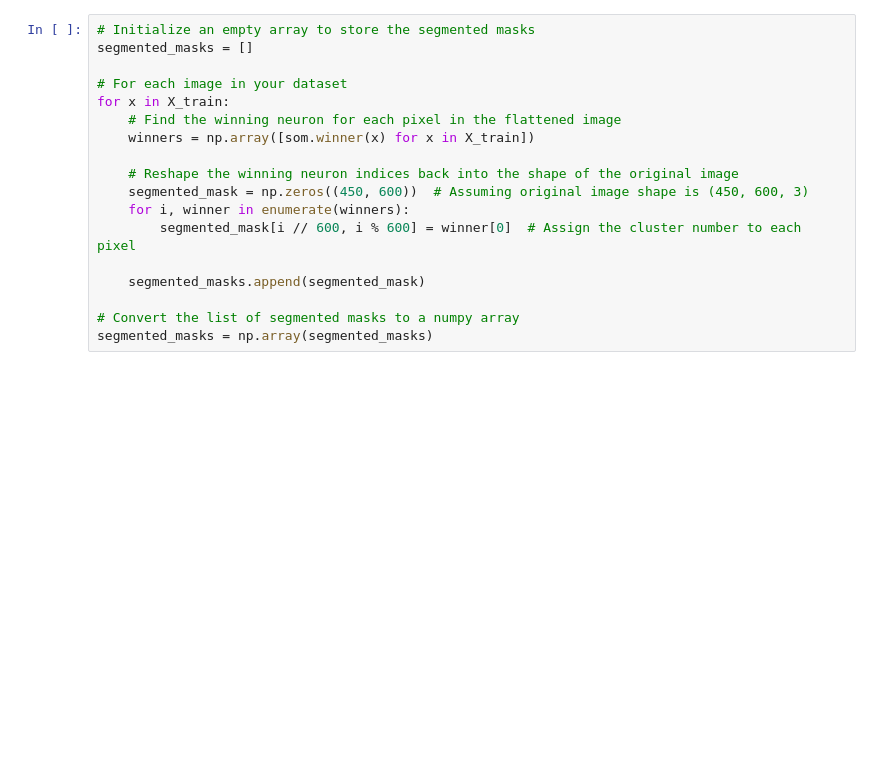
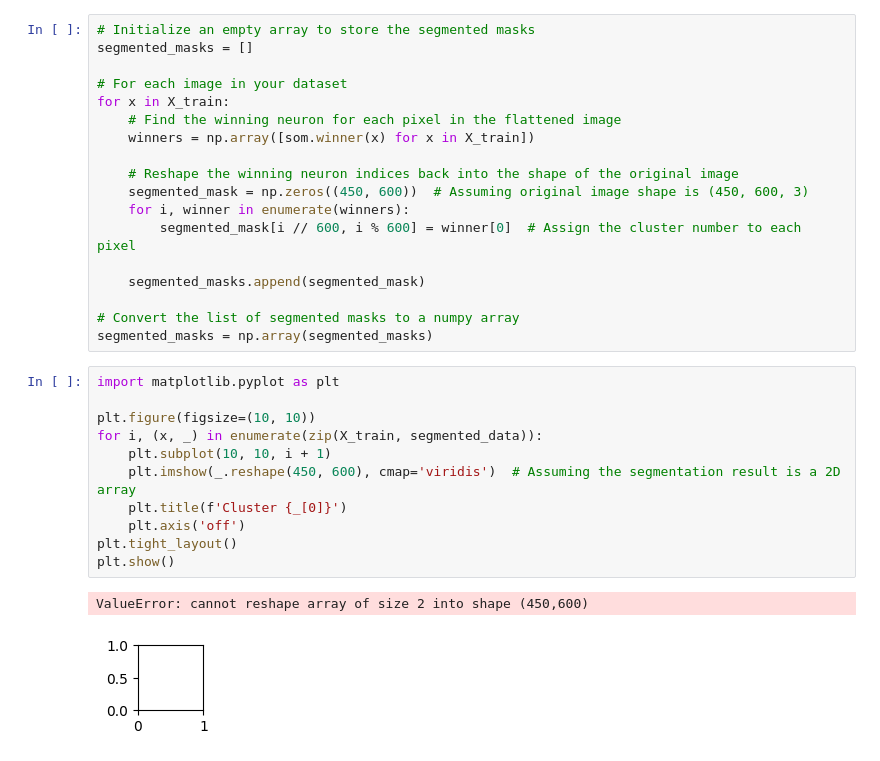
Before and after one commit to cathedralcockroach/Roboflow2.0, a Jupyter notebook: kohonenSeg.ipynb, the cells around one changed output. Saved outputs shown, nothing was run; the diff lists cells and outputs as text; blank space fills up the shorter version.

```diff
--- a/kohonenSeg.ipynb
+++ b/kohonenSeg.ipynb
@@ -105,3 +105,17 @@ for x in X_train:
 
 # Convert the list of segmented masks to a numpy array
 segmented_masks = np.array(segmented_masks)
+# %%
+import matplotlib.pyplot as plt
+
+plt.figure(figsize=(10, 10))
+for i, (x, _) in enumerate(zip(X_train, segmented_data)):
+    plt.subplot(10, 10, i + 1)
+    plt.imshow(_.reshape(450, 600), cmap='viridis')  # Assuming the segmentation result is a 2D array
+    plt.title(f'Cluster {_[0]}')
+    plt.axis('off')
+plt.tight_layout()
+plt.show()
+# %% [output]
+ValueError: cannot reshape array of size 2 into shape (450,600)
+[figure, added]
```
